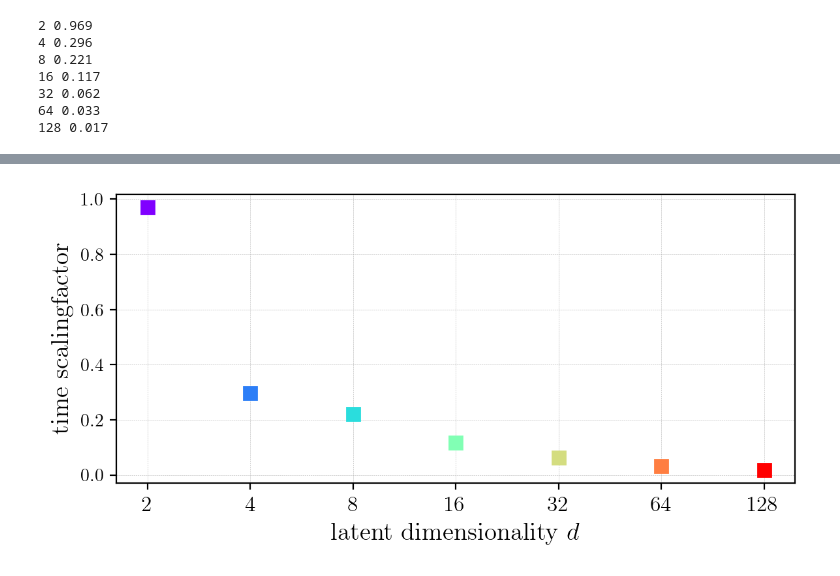
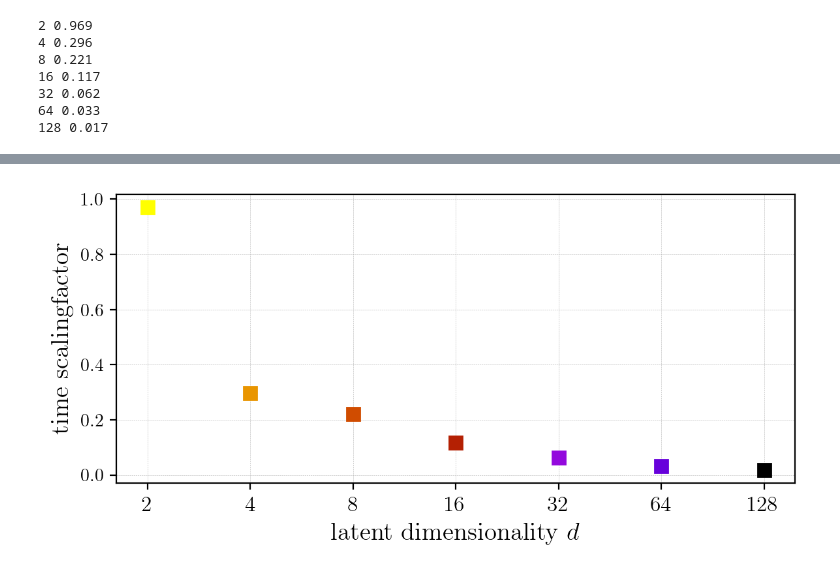
Before and after one commit to silkemaes/MACE, a Jupyter notebook: latent_dynamics.ipynb, the cells around one changed output, grey strips where cells are left out. Drawn from its saved outputs; the diff is of its cells as text; code cells hidden in the pictures.

```diff
--- a/latent_dynamics.ipynb
+++ b/latent_dynamics.ipynb
@@ -354,7 +355,7 @@ for key in latent_dyn.keys():
 64 0.033
 128 0.017
 # %%
-colors = mpl.cm.rainbow(np.linspace(0, 1, len(time_fract)))
+colors = mpl.cm.gnuplot_r(np.linspace(0, 1, len(time_fract)))
 
 fig, ax1 = plt.subplots(figsize=(6,3))
 plt.style.use('tableau-colorblind10')
@@ -378,7 +379,8 @@ ax1.legend(fontsize = fs2, loc = 'lower right')
 
 fig.tight_layout()
 
-savepath = '/lhome/silkem/Documents/MyPapers/2023_mace/paper-MACE/'
+# savepath = '/lhome/silkem/Documents/MyPapers/2023_mace/paper-MACE/'
+savepath = '/lhome/silkem/Documents/THESIS/chapters/paper3/image/'
 plt.savefig(savepath+'all_dyntests.png')
 
 
@@ -390,32 +392,33 @@ fig, ax1 = plt.subplots(figsize=(6,3))
 
 for i in range(len(latn_dim)):
 
     ax1.plot(np.log2(latn_dim[i]), time_fract[i], 's', lw = 1, markersize = 7, color = colors[i])
 
 
 fs = 14
 fs2 = 12
 
 lab_lant = [1,2,4,8,16,32,64, 128]
 
 # ax1.set_xticks(np.array(lab_lant))
 
 
 ax1.set_xticklabels(lab_lant, fontsize = fs2)
 
 ax1.grid(True, which='both',linestyle = '--', linewidth = 0.2)
 # ax1.set_xscale('log')
 
 ax1.set_ylabel('${\\rm time\ scaling factor}$', fontsize = fs)
 ax1.set_xlabel('${\\rm latent\ dimensionality }\ d$', fontsize = fs)
 fig.tight_layout()
 
-savepath = '/lhome/silkem/Documents/MyPapers/2023_mace/paper-MACE/'
+# savepath = '/lhome/silkem/Documents/MyPapers/2023_mace/paper-MACE/'
+savepath = '/lhome/silkem/Documents/THESIS/chapters/paper3/image/'
 
 # plt.savefig('timefract_dyntests.png')
 plt.savefig(savepath+'timefract_dyntests.png')
 
 
 plt.show()
 # %% [output]
-[figure, old version]
+[figure, new version]
```
Also changed, not shown: parts of 2 cells of this notebook, 2 other files.
